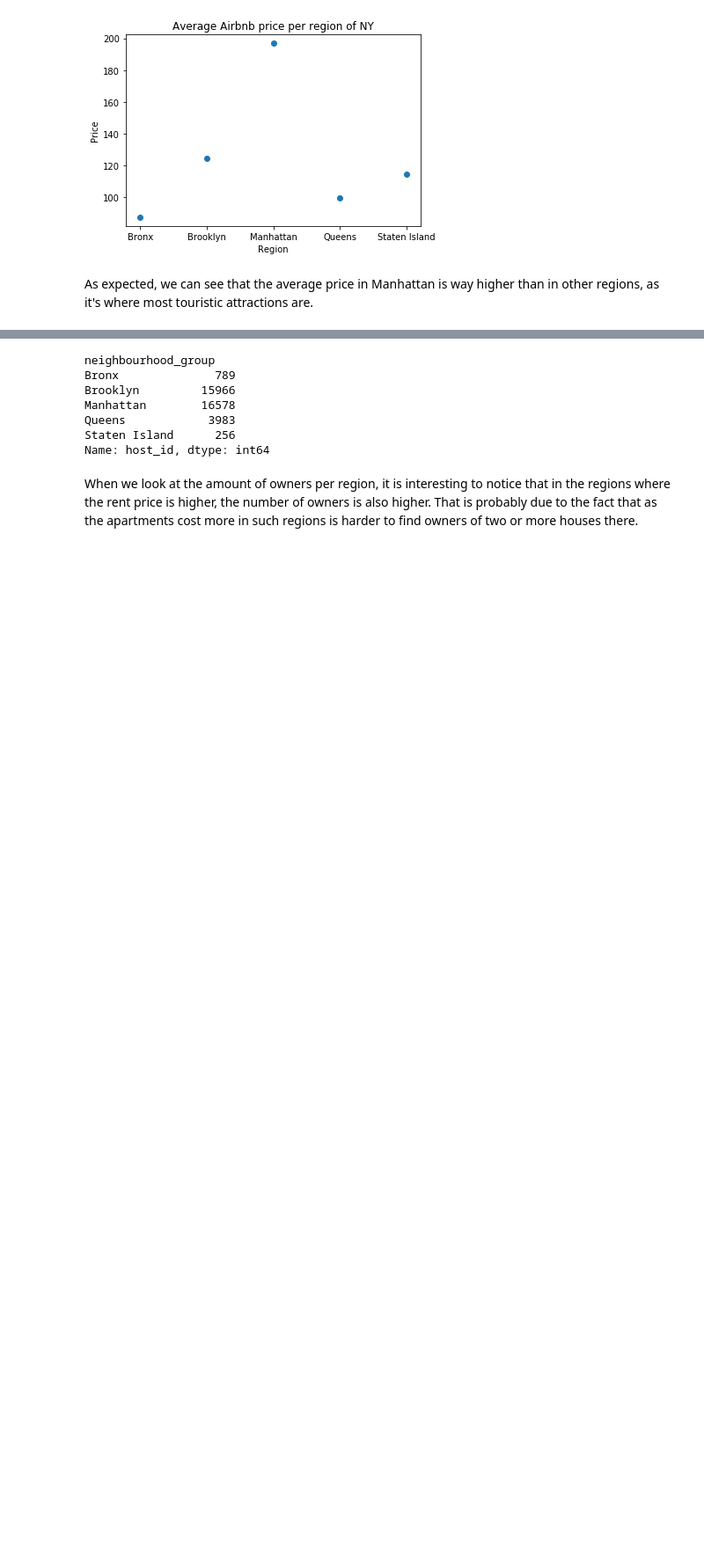
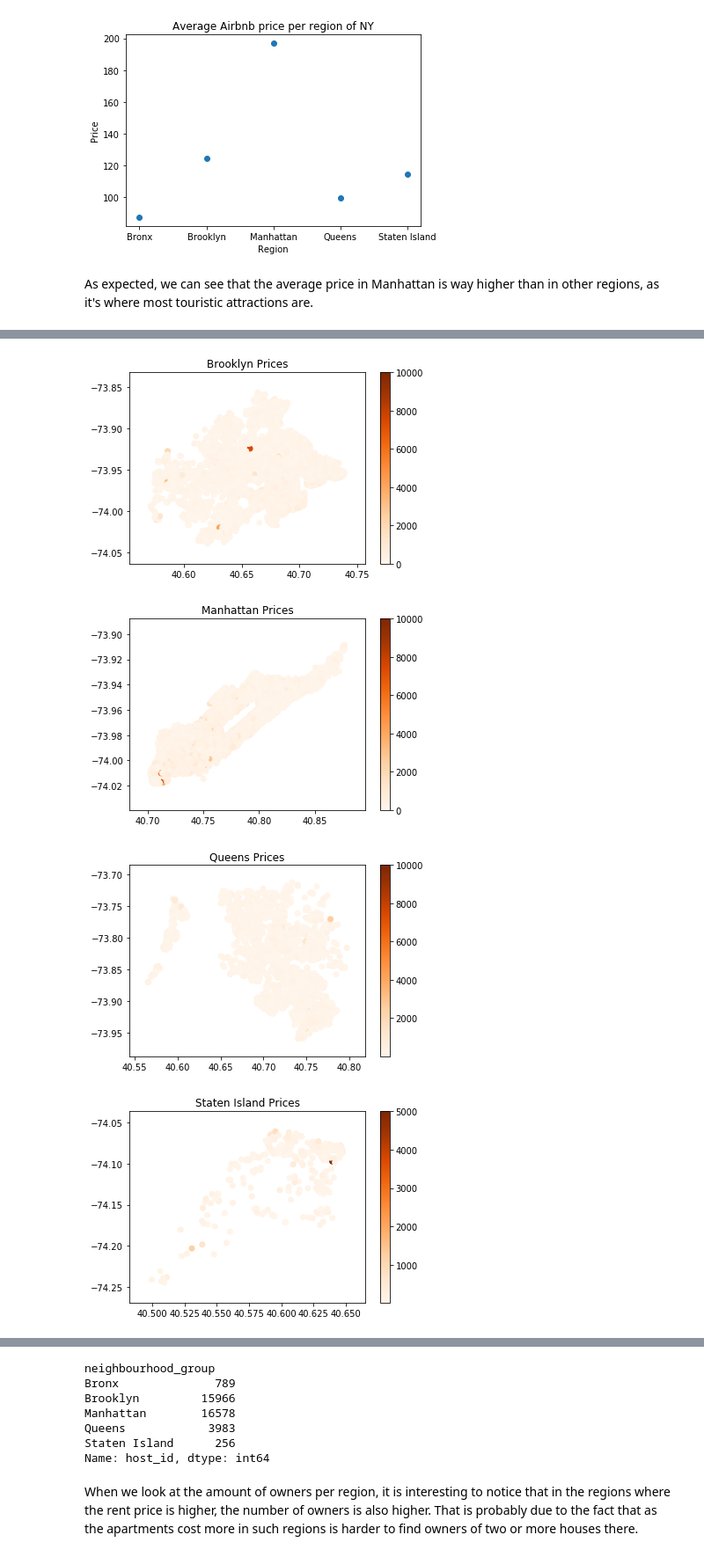
Before and after one commit to talesmarra/New-York-City-Airbnb-Open-Data-Analysis, a Jupyter notebook: NY-Airbnb-Data-Analysis.ipynb, the cells around one changed output, grey strips where cells are left out. Shown: that part at 88% size. Drawn from its saved outputs; the diff is of its cells as text; code cells hidden in the pictures; blank space fills up the shorter version.

```diff
--- a/NY-Airbnb-Data-Analysis.ipynb
+++ b/NY-Airbnb-Data-Analysis.ipynb
@@ -140,0 +187,12 @@ touristic attractions are.
+# %%
+for i,region in enumerate(data.groupby(['neighbourhood_group'])['price'].mean().keys()):
+    regiondf  = data[data.neighbourhood_group==region]
+    plt.scatter(regiondf.latitude,regiondf.longitude, c = regiondf.price,cmap='Oranges')
+    plt.title('{} Prices'.format(reverse_regions_dict[region]))
+    plt.colorbar()
+    plt.show()
+# %% [output]
+[figure, added]
+[figure, added]
+[figure, added]
+[figure, added]
```
Also changed, not shown: parts of 15 cells of this notebook.
